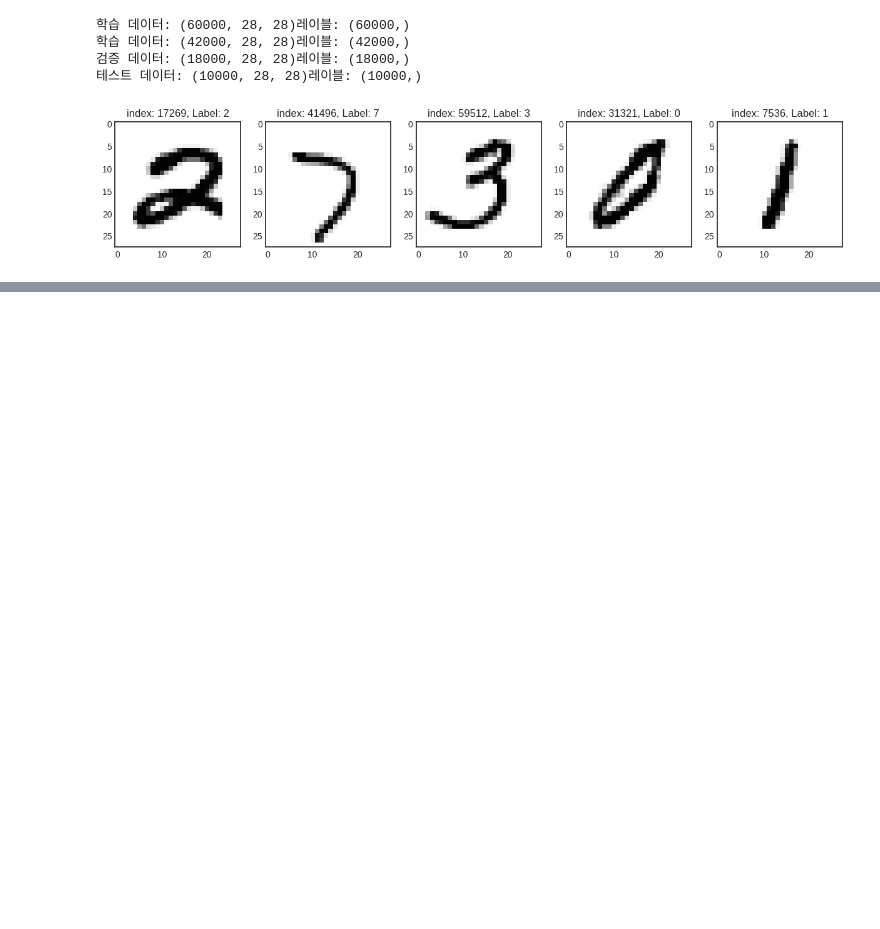
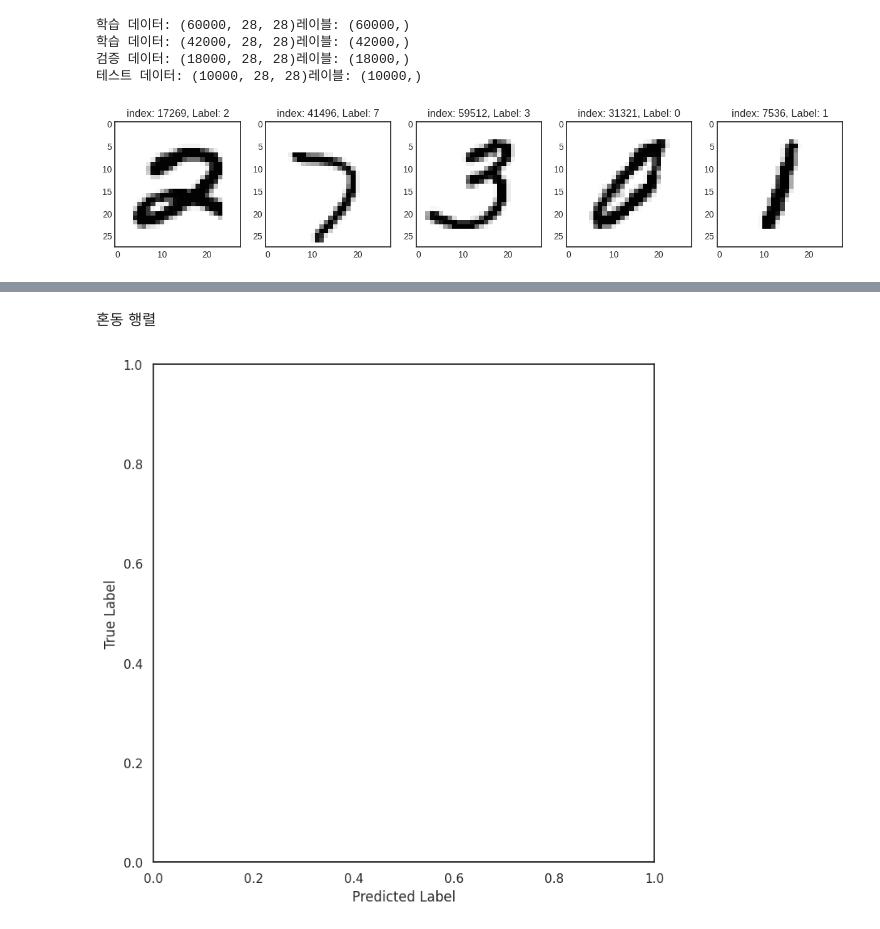
Before and after one commit to HWMV/AiModel_Practice, a Jupyter notebook: Untitled0.ipynb, the cells around one changed output, grey strips where cells are left out. Saved outputs shown, nothing was run; the diff lists cells and outputs as text; code cells hidden in the pictures; blank space fills up the shorter version.

```diff
--- a/Untitled0.ipynb
+++ b/Untitled0.ipynb
@@ -47,0 +177,14 @@ for i, idx in enumerate(random_idx):
+# %% [markdown]
+혼동 행렬
+# %%
+from sklearn.metrics import classification_report, confusion_matrix
+import seaborn as sns
+sns.set(style='white')
+
+plt.figure(figsize=(8,8))
+cm = confusion_matrix(np.argmax(y_test, axis=1), np.argmax(pred_ys, axis=-1))
+plt.xlabel('Predicted Label')
+plt.ylabel('True Label')
+plt.show()
+# %% [output]
+[figure, added]
```
Also changed, not shown: parts of 11 cells of this notebook.
